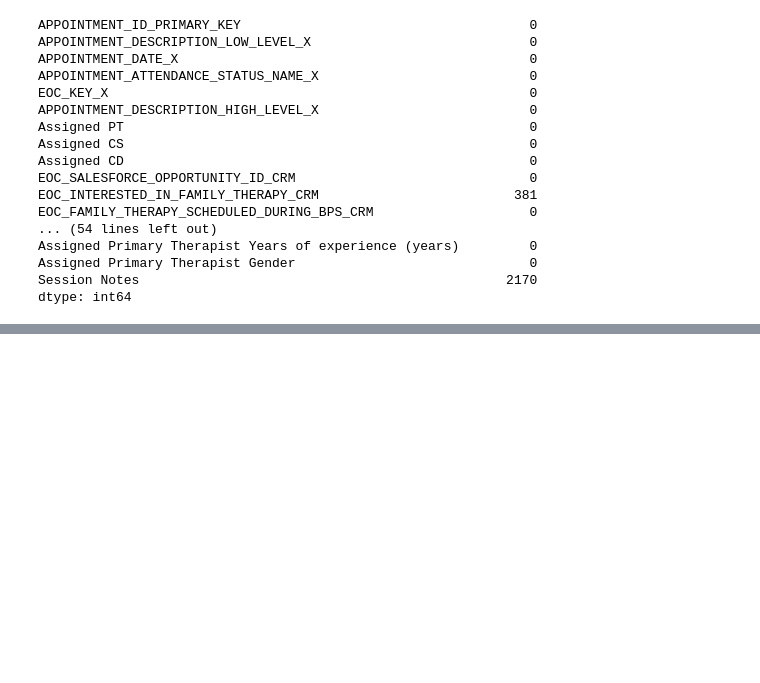
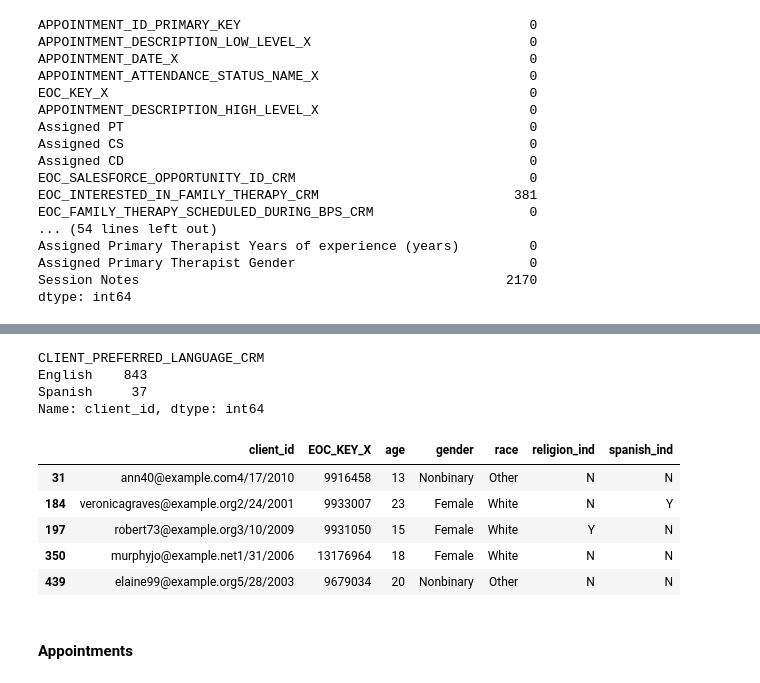
Before and after one commit to yxy1104/mh-discharge-survival-analysis, a Jupyter notebook: mh_discharge_sa_data_eda.ipynb, the cells around one changed output, grey strips where cells are left out. Saved outputs shown, nothing was run; the diff lists cells and outputs as text; code cells hidden in the pictures; blank space fills up the shorter version.

```diff
--- a/mh_los_eda.ipynb
+++ b/mh_discharge_sa_data_eda.ipynb
@@ -325,0 +252,6 @@ Before any further data EDA between the target variable and eligible features, I
+# %%
+df['race'] = np.where(
+    df.CLIENT_RACE_ETHNICITY_NAME_CRM == 'White', 'White', np.where(
+        df.CLIENT_RACE_ETHNICITY_NAME_CRM == 'Black or Africa America', 'Black', 'Other'
+    )
+)
@@ -325,0 +279,26 @@ Before any further data EDA between the target variable and eligible features, I
+# %%
+df['religion_ind'] = np.where(df.CLIENT_RELIGION_NAME_CRM == 'No Religious Affiliation', 'N', 'Y')
+# %%
+# Create a binary feature to indicate if a client prefers Spanish
+df.groupby('CLIENT_PREFERRED_LANGUAGE_CRM').client_id.nunique()
+# %% [output]
+CLIENT_PREFERRED_LANGUAGE_CRM
+English    843
+Spanish     37
+Name: client_id, dtype: int64
+# %%
+df['spanish_ind'] = np.where(df.CLIENT_PREFERRED_LANGUAGE_CRM == 'Spanish', 'Y', 'N')
+# %%
+# combine the processed columns for modeling. Below are the demographic variables for modeling
+df_demographics = df[['client_id', 'EOC_KEY_X', 'age', 'gender', 'race', 'religion_ind', 'spanish_ind']].drop_duplicates(subset = ['client_id', 'EOC_KEY_X'], keep = 'last')
+# %%
+df_demographics.head()
+# %% [output]
+|  | client_id | EOC_KEY_X | age | gender | race | religion_ind | spanish_ind |
+| 31 | ann40@example.com4/17/2010 | 9916458 | 13 | Nonbinary | Other | N | N |
+| 184 | veronicagraves@example.org2/24/2001 | 9933007 | 23 | Female | White | N | Y |
+| 197 | robert73@example.org3/10/2009 | 9931050 | 15 | Female | White | Y | N |
+| 350 | murphyjo@example.net1/31/2006 | 13176964 | 18 | Female | White | N | N |
+| 439 | elaine99@example.org5/28/2003 | 9679034 | 20 | Nonbinary | Other | N | N |
+# %% [markdown]
+#### Appointments
```
Also changed, not shown: parts of 84 cells of this notebook, 1 other file.
